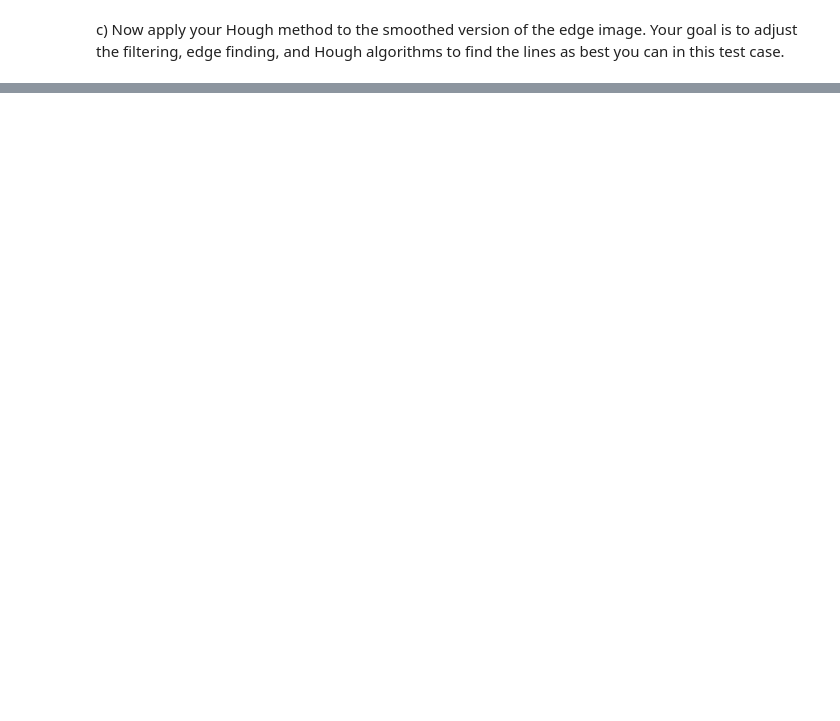
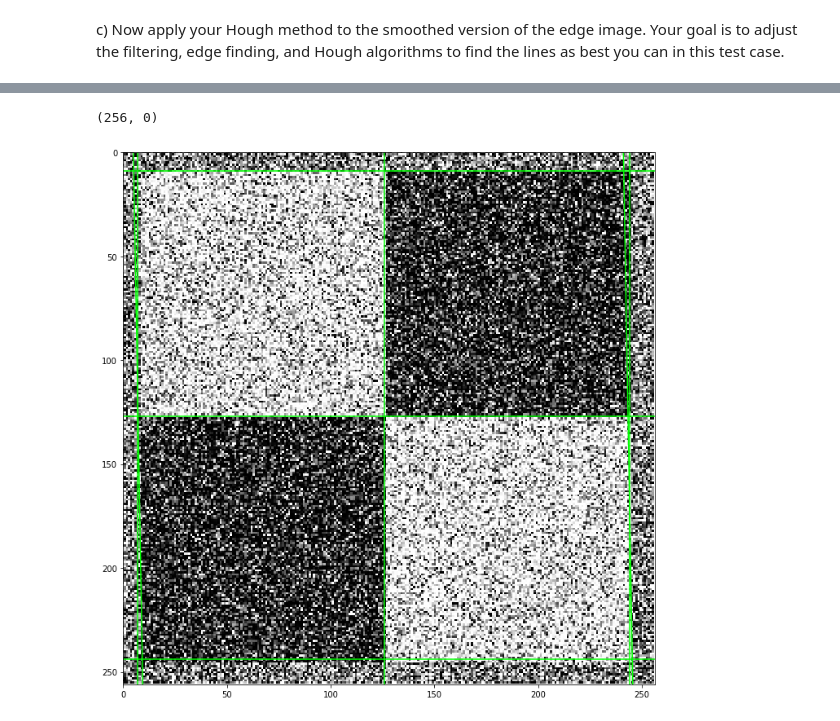
Before and after one commit to karadza3a/intro-to-cv-ud810, a Jupyter notebook: ps1_python/ps1.ipynb, the cells around one changed output, grey strips where cells are left out. Saved outputs shown, nothing was run; the diff lists cells and outputs as text; code cells hidden in the pictures; blank space fills up the shorter version.

```diff
--- a/ps1_python/ps1.ipynb
+++ b/ps1_python/ps1.ipynb
@@ -120,2 +135,8 @@ b) Using an edge operator of your choosing, create a binary edge image for both
 # %% [markdown]
 c) Now apply your Hough method to the smoothed version of the edge image. Your goal is to adjust the filtering, edge finding, and Hough algorithms to find the lines as best you can in this test case.
+# %%
+figsize(12, 12)
+
+im_smooth = cv2.GaussianBlur(im, (31, 31), 4.5)
+c_smooth = cv2.Canny(im_smooth, 25, 50)
+imshow_grayscale_m((im_smooth, c_smooth))
@@ -121,0 +145,14 @@ c) Now apply your Hough method to the smoothed version of the edge image. Your g
+# %%
+figsize(14, 14)
+
+h, max_rho = hough_lines_acc(c_smooth)
+peaks = hough_peaks(h, 10)
+peaks = [(rh-max_rho, th) for rh, th in peaks]
+
+fig = plt.figure()
+imshow_grayscale(h, extent=(0, 180, max_rho, -max_rho))
+y, x = zip(*peaks)
+plt.scatter(x, y, s=10)
+plt.gca().set_xlim(0, 180)
+
+peaks
@@ -121,0 +169,11 @@ c) Now apply your Hough method to the smoothed version of the edge image. Your g
+# %%
+figsize(12, 12)
+
+imshow_grayscale(im)
+hough_lines_draw(im, peaks)
+
+plt.gca().set_xlim(0, im.shape[1])
+plt.gca().set_ylim(im.shape[0], 0)
+# %% [output]
+(256, 0)
+[figure, added]
```
Also changed, not shown: parts of 5 cells of this notebook.
